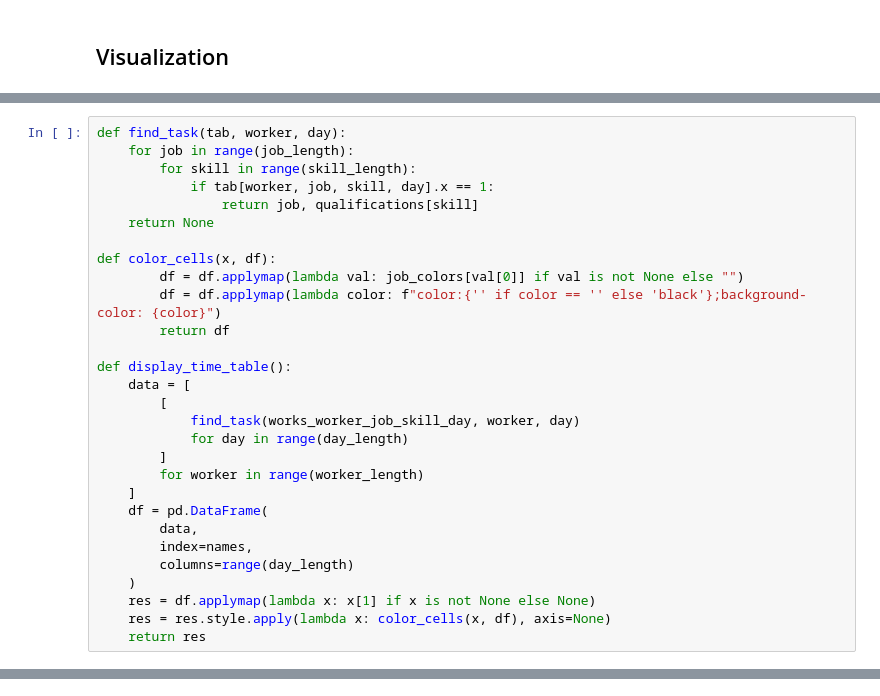
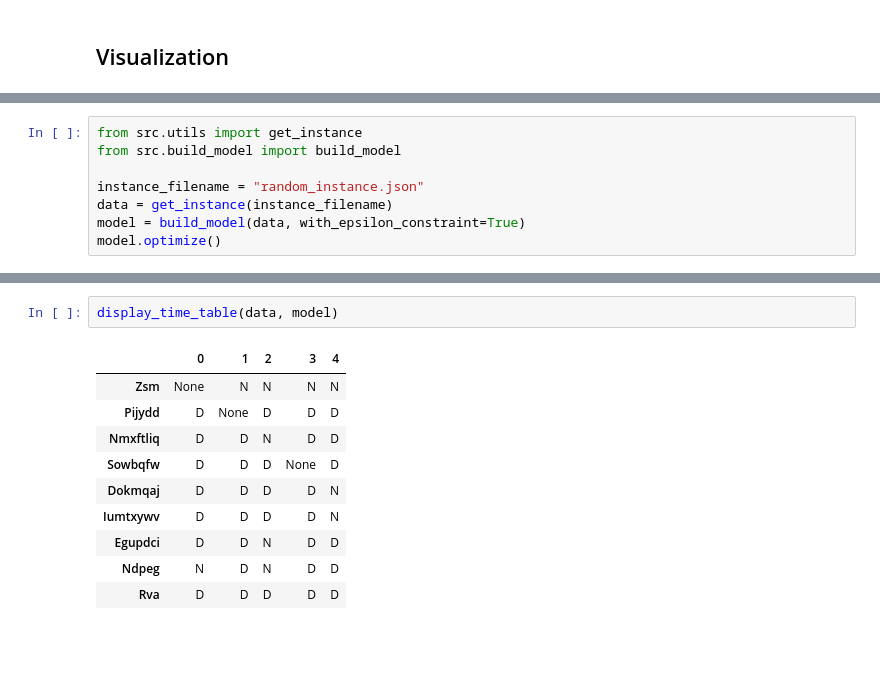
Before and after one commit to GuillaumeDugat/CompuOpti, a Jupyter notebook: plannings_modeling.ipynb, the cells around one changed output, grey strips where cells are left out. Drawn from its saved outputs; the diff is of its cells as text; blank space fills up the shorter version.

Commit message:
Refactoring and add random instance model

```diff
--- a/modeling.ipynb
+++ b/plannings_modeling.ipynb
@@ -489,29 +458,0 @@ def display_work_days():
-# %%
-def find_task(tab, worker, day):
-    for job in range(job_length):
-        for skill in range(skill_length):
-            if tab[worker, job, skill, day].x == 1:
-                return job, qualifications[skill]
-    return None
-
-def color_cells(x, df):
-        df = df.applymap(lambda val: job_colors[val[0]] if val is not None else "")
-        df = df.applymap(lambda color: f"color:{'' if color == '' else 'black'};background-color: {color}")
-        return df
-
-def display_time_table():
-    data = [
-        [
-            find_task(works_worker_job_skill_day, worker, day)
-            for day in range(day_length)
-        ]
-        for worker in range(worker_length)
-    ]
-    df = pd.DataFrame(
-        data,
-        index=names,
-        columns=range(day_length)
-    )
-    res = df.applymap(lambda x: x[1] if x is not None else None)
-    res = res.style.apply(lambda x: color_cells(x, df), axis=None)
-    return res
@@ -562,0 +526,8 @@ Max duration : 10.0
+# %%
+from src.utils import get_instance
+from src.build_model import build_model
+
+instance_filename = "random_instance.json"
+data = get_instance(instance_filename)
+model = build_model(data, with_epsilon_constraint=True)
+model.optimize()
@@ -562,0 +574,13 @@ Max duration : 10.0
+# %%
+display_time_table(data, model)
+# %% [output]
+|  | 0 | 1 | 2 | 3 | 4 |
+| Zsm | None | N | N | N | N |
+| Pijydd | D | None | D | D | D |
+| Nmxftliq | D | D | N | D | D |
+| Sowbqfw | D | D | D | None | D |
+| Dokmqaj | D | D | D | D | N |
+| Iumtxywv | D | D | D | D | N |
+| Egupdci | D | D | N | D | D |
+| Ndpeg | N | D | N | D | D |
+| Rva | D | D | D | D | D |
```
Also changed, not shown: parts of 22 cells of this notebook, 8 other files.
